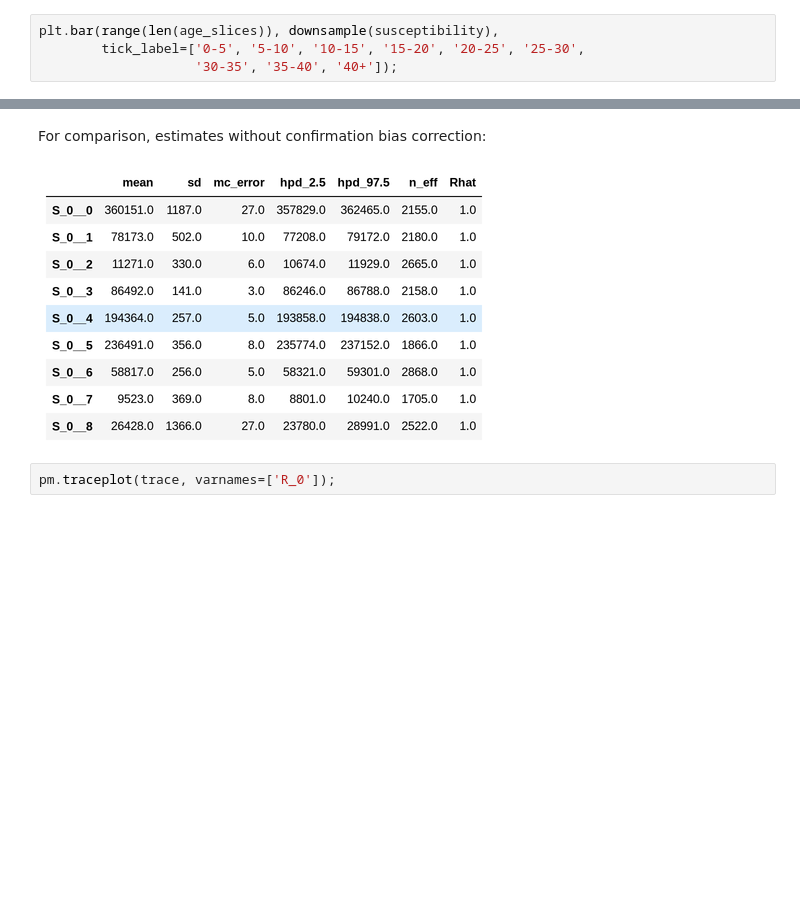
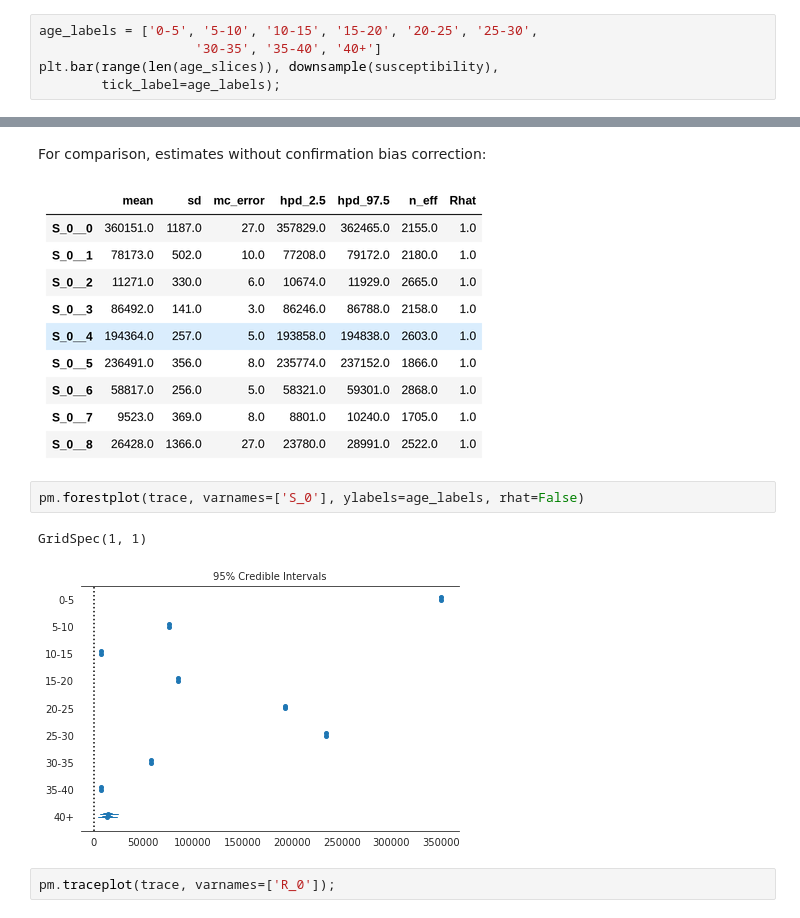
Before and after one commit to fonnesbeck/mongolia_measles, a Jupyter notebook: notebooks/Measles Dynamics.ipynb, the cells around one changed output, grey strips where cells are left out. Cells and saved outputs as stored; diff of their text form; blank space fills up the shorter version.

```diff
--- a/notebooks/Measles Dynamics.ipynb
+++ b/notebooks/Measles Dynamics.ipynb
@@ -175,7 +184,8 @@ array([0.2468, 0.0112, 0.0012, 0.0038, 0.0254, 0.0276, 0.9032, 0.971 ,
 # %%
+age_labels = ['0-5', '5-10', '10-15', '15-20', '20-25', '25-30',
+                    '30-35', '35-40', '40+']
 plt.bar(range(len(age_slices)), downsample(susceptibility),
-        tick_label=['0-5', '5-10', '10-15', '15-20', '20-25', '25-30',
-                    '30-35', '35-40', '40+']);
+        tick_label=age_labels);
 # %% [output]
 [figure]
 # %% [markdown]
@@ -415,6 +425,11 @@ pm.summary(trace, varnames=['S_0']).round(0)
 For comparison, estimates without confirmation bias correction:
 
 ![table.png](attachment:table.png)
+# %%
+pm.forestplot(trace, varnames=['S_0'], ylabels=age_labels, rhat=False)
+# %% [output]
+GridSpec(1, 1)
+[figure, added]
 # %%
 pm.traceplot(trace, varnames=['R_0']);
 # %% [output]
```
Also changed, not shown: parts of 12 cells of this notebook.
